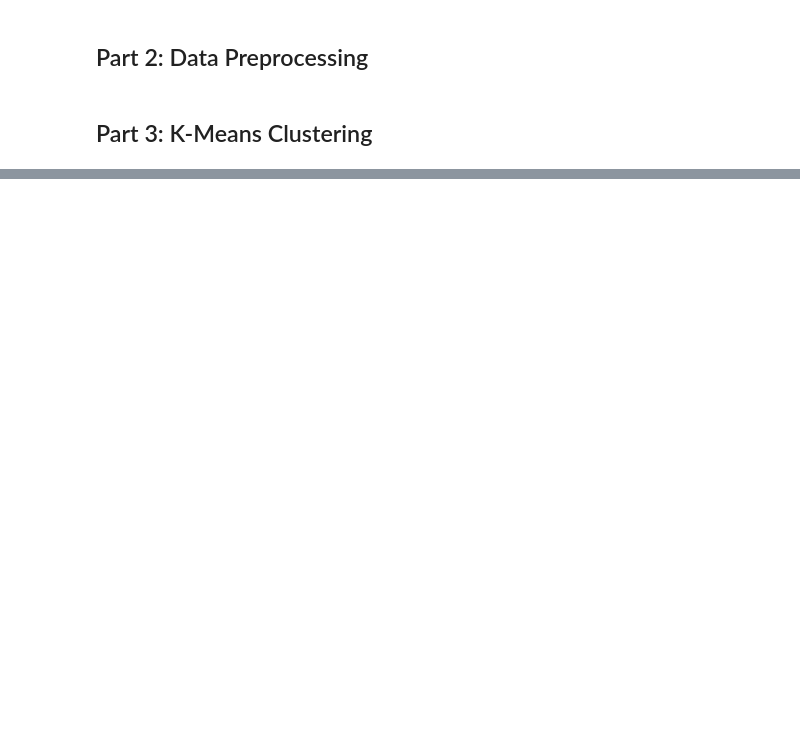
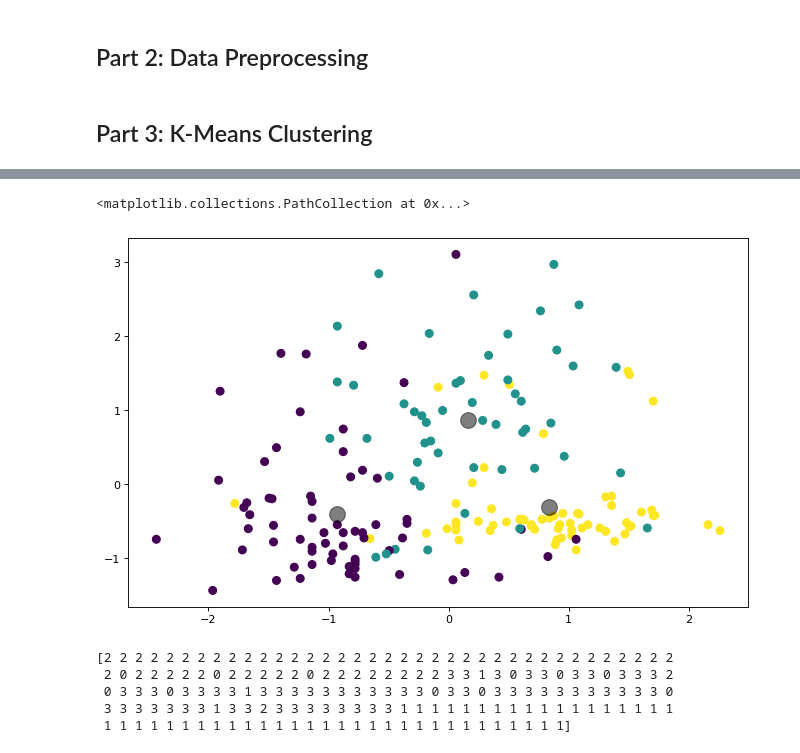
Before and after one commit to Eug-Chua/Wine-Classifier, a Jupyter notebook: wine_classifier.ipynb, the cells around one changed output, grey strips where cells are left out. Cells and saved outputs as stored; diff of their text form; code cells hidden in the pictures; blank space fills up the shorter version.

```diff
--- a/wine_classifier.ipynb
+++ b/wine_classifier.ipynb
@@ -166,0 +229,24 @@ X = scaler.fit_transform(X)
+# %%
+plt.figure(figsize=(10, 6), dpi=80)
+plt.scatter(scaled_X[:, 0], scaled_X[:, 1], c=y, s=50, cmap='viridis')
+
+centers = kmeans_3.cluster_centers_
+
+plt.scatter(centers[:, 0],
+            centers[:, 1],
+            c='black',
+            s=200,
+            alpha=0.5)
+# %% [output]
+<matplotlib.collections.PathCollection at 0x...>
+[figure, added]
+# %%
+kmeans_4 = KMeans(n_clusters=4, init='k-means++',random_state=42)
+y = kmeans_4.fit_predict(scaled_X)
+print(y)
+# %% [output]
+[2 2 2 2 2 2 2 2 2 2 2 2 2 2 2 2 2 2 2 2 2 2 2 2 2 2 2 2 2 2 2 2 2 2 2 2 2
+ 2 0 2 2 2 2 2 0 2 2 2 2 2 0 2 2 2 2 2 2 2 2 3 3 1 3 0 3 3 0 3 3 0 3 3 3 2
+ 0 3 3 3 0 3 3 3 3 1 3 3 3 3 3 3 3 3 3 3 3 0 3 3 0 3 3 3 3 3 3 3 3 3 3 3 0
+ 3 3 3 3 3 3 3 1 3 3 2 3 3 3 3 3 3 3 3 1 1 1 1 1 1 1 1 1 1 1 1 1 1 1 1 1 1
+ 1 1 1 1 1 1 1 1 1 1 1 1 1 1 1 1 1 1 1 1 1 1 1 1 1 1 1 1 1 1]
```
Also changed, not shown: parts of 30 cells of this notebook.
